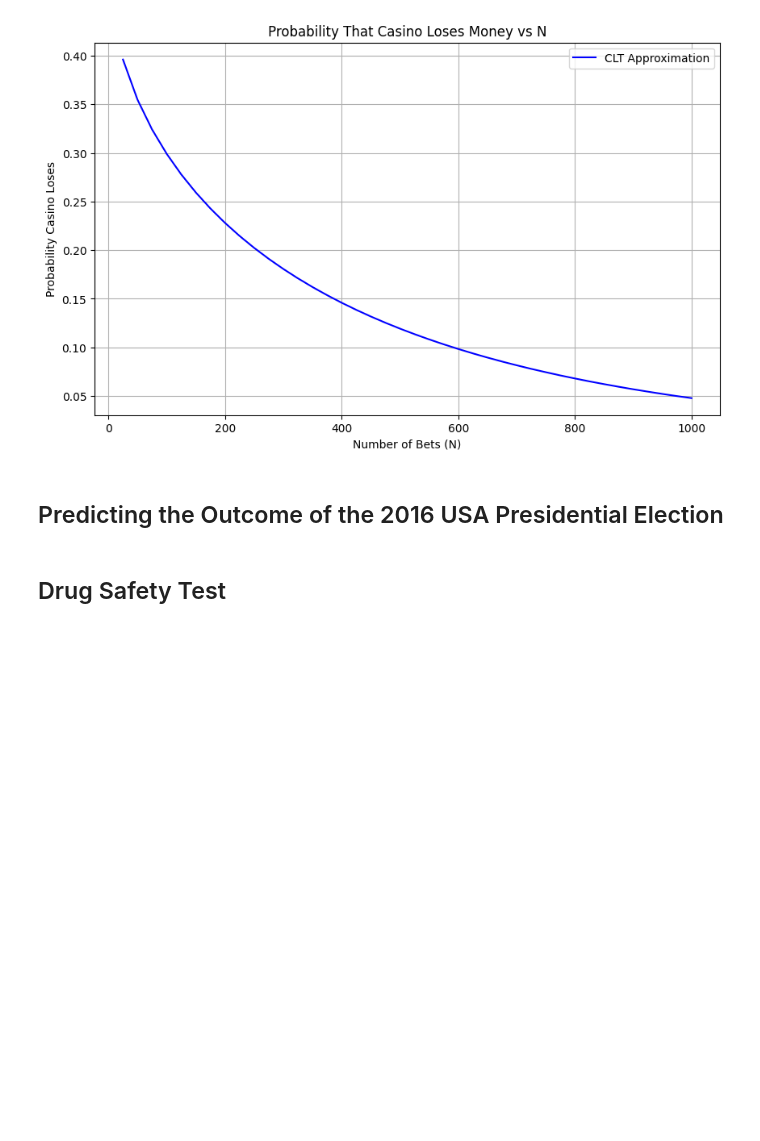
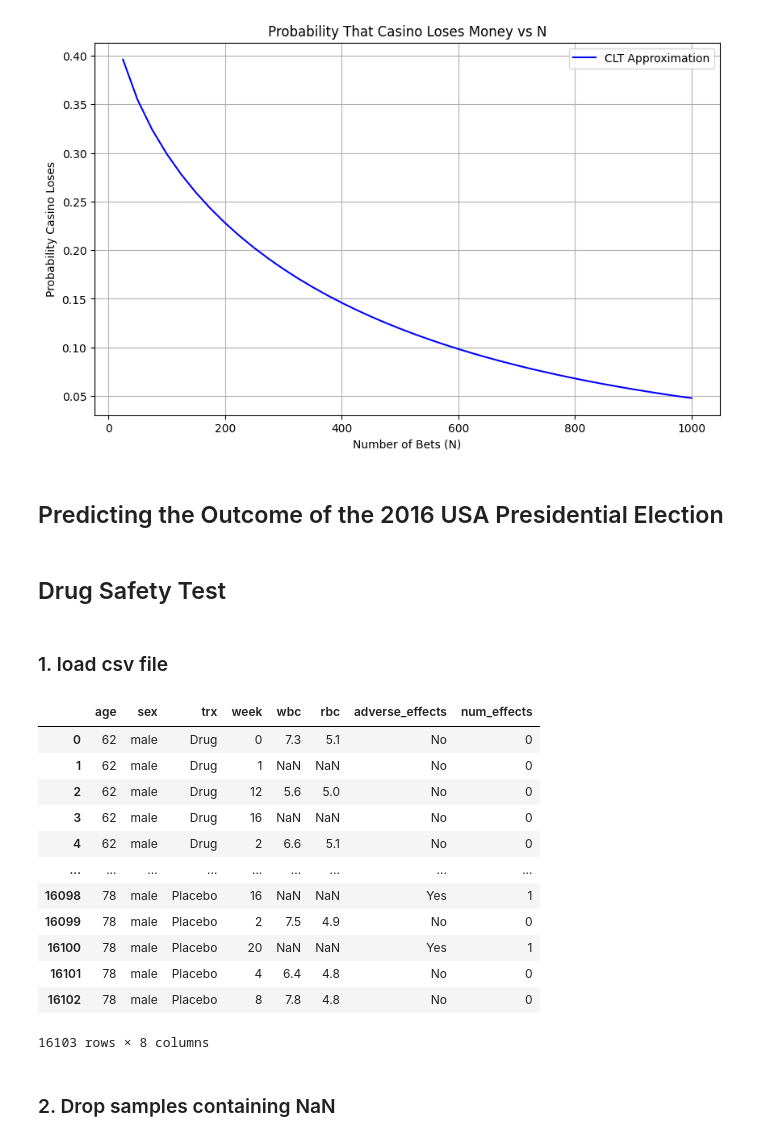
Before and after one commit to Amir-rfz/Data-Science-Course-Projects-S2025, a Jupyter notebook: CA0/CA0.ipynb, the cells around one changed output. Cells and saved outputs as stored; diff of their text form; code cells hidden in the pictures; blank space fills up the shorter version.

Commit message:
Drug vs Placebo codes added

```diff
--- a/CA0/CA0.ipynb
+++ b/CA0/CA0.ipynb
@@ -283,3 +272,27 @@ plt.show()
 ## Predicting the Outcome of the 2016 USA Presidential Election
 # %% [markdown]
 ## Drug Safety Test
+# %% [markdown]
+### 1. load csv file
+# %%
+import pandas as pd
+
+df = pd.read_csv('drug_safety.csv')
+df.head()
+display(df)
+# %% [output]
+|  | age | sex | trx | week | wbc | rbc | adverse_effects | num_effects |
+| 0 | 62 | male | Drug | 0 | 7.3 | 5.1 | No | 0 |
+| 1 | 62 | male | Drug | 1 | NaN | NaN | No | 0 |
+| 2 | 62 | male | Drug | 12 | 5.6 | 5.0 | No | 0 |
+| 3 | 62 | male | Drug | 16 | NaN | NaN | No | 0 |
+| 4 | 62 | male | Drug | 2 | 6.6 | 5.1 | No | 0 |
+| ... | ... | ... | ... | ... | ... | ... | ... | ... |
+| 16098 | 78 | male | Placebo | 16 | NaN | NaN | Yes | 1 |
+| 16099 | 78 | male | Placebo | 2 | 7.5 | 4.9 | No | 0 |
+| 16100 | 78 | male | Placebo | 20 | NaN | NaN | Yes | 1 |
+| 16101 | 78 | male | Placebo | 4 | 6.4 | 4.8 | No | 0 |
+| 16102 | 78 | male | Placebo | 8 | 7.8 | 4.8 | No | 0 |
+16103 rows × 8 columns
+# %% [markdown]
+### 2. Drop samples containing NaN
```
Also changed, not shown: parts of 23 cells of this notebook.
